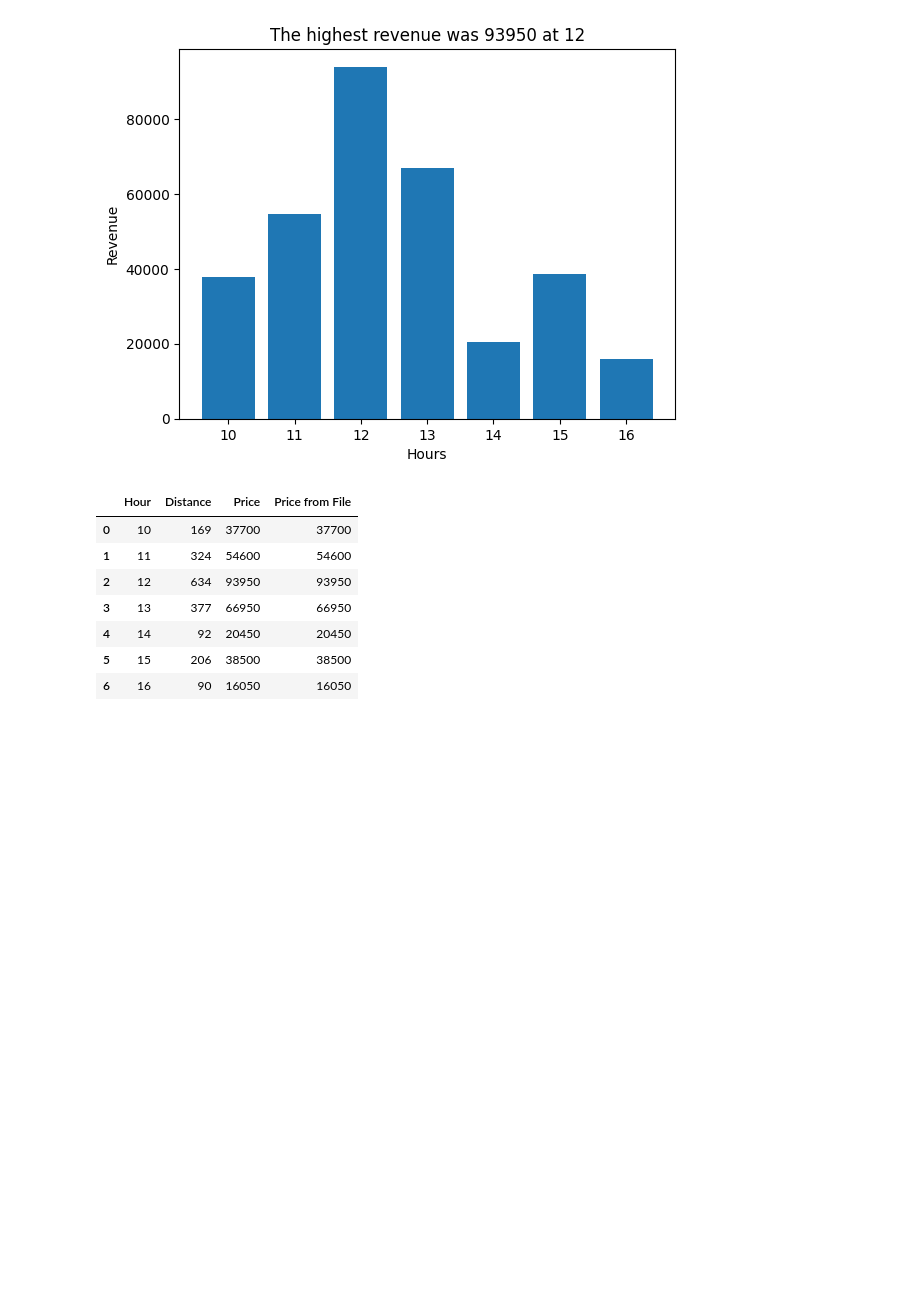
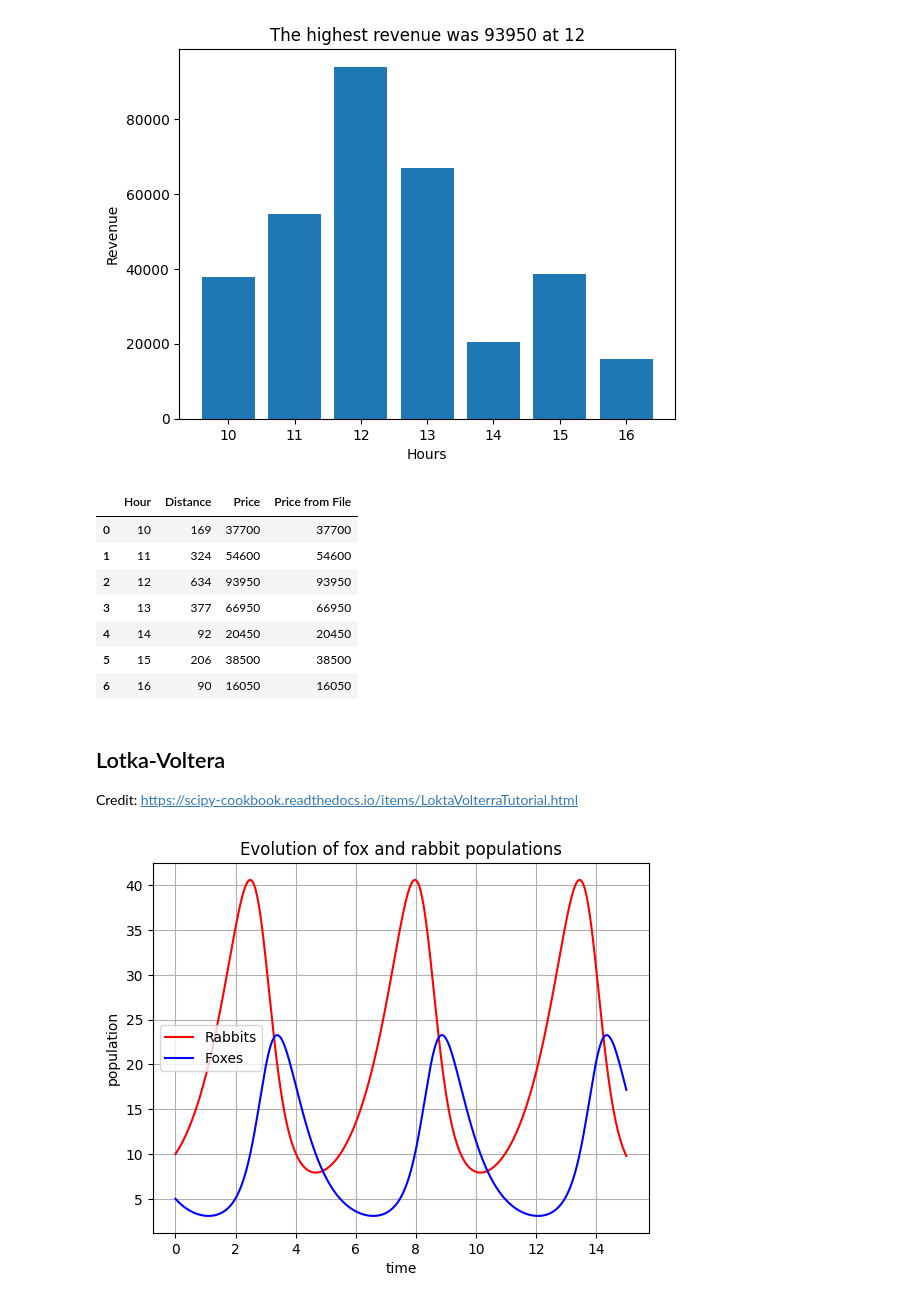
Before and after one commit to IstvnRozsa/lakat-data-analysis, a Jupyter notebook: solution.ipynb, the cells around one changed output. Saved outputs shown, nothing was run; the diff lists cells and outputs as text; code cells hidden in the pictures; blank space fills up the shorter version.

Commit message:
Add lotka voltera

```diff
--- a/solution.ipynb
+++ b/solution.ipynb
@@ -272,3 +274,56 @@ pizza_order_w_price_df
 | 4 | 14 | 92 | 20450 | 20450 |
 | 5 | 15 | 206 | 38500 | 38500 |
 | 6 | 16 | 90 | 16050 | 16050 |
+# %% [markdown]
+## Lotka-Voltera
+Credit: https://scipy-cookbook.readthedocs.io/items/LoktaVolterraTutorial.html
+# %%
+a = 1.
+b = 0.1
+c = 1.5
+d = 0.75
+def dX_dt(X, t=0):
+    """ Return the growth rate of fox and rabbit populations. """
+    return np.array([ a*X[0] -   b*X[0]*X[1] , -c*X[1] + d*b*X[0]*X[1] ])
+
+
+X_f0 = np.array([     0. ,  0.])
+X_f1 = np.array([ c/(d*b), a/b])
+all(dX_dt(X_f0) == np.zeros(2) ) and all(dX_dt(X_f1) == np.zeros(2)) # => True
+
+
+def d2X_dt2(X, t=0):
+    """ Return the Jacobian matrix evaluated in X. """
+    return np.array([[a -b*X[1],   -b*X[0]     ],
+                  [b*d*X[1] ,   -c +b*d*X[0]] ])
+
+A_f0 = d2X_dt2(X_f0)
+
+
+A_f1 = d2X_dt2(X_f1)                    # >>> array([[ 0.  , -2.  ],
+                                        #            [ 0.75,  0.  ]])
+# whose eigenvalues are +/- sqrt(c*a).j:
+lambda1, lambda2 = np.linalg.eigvals(A_f1) # >>> (1.22474j, -1.22474j)
+# They are imaginary numbers. The fox and rabbit populations are periodic as follows from further
+# analysis. Their period is given by:
+T_f1 = 2*np.pi/abs(lambda1)                # >>> 5.130199
+
+
+t = np.linspace(0, 15,  1000)              # time
+X0 = np.array([10, 5])                     # initials conditions: 10 rabbits and 5 foxes
+X, infodict = integrate.odeint(dX_dt, X0, t, full_output=True)
+infodict['message']                     # >>> 'Integration successful.'
+
+
+rabbits, foxes = X.T
+f1 = p.figure()
+p.plot(t, rabbits, 'r-', label='Rabbits')
+p.plot(t, foxes  , 'b-', label='Foxes')
+p.grid()
+p.legend(loc='best')
+p.xlabel('time')
+p.ylabel('population')
+p.title('Evolution of fox and rabbit populations')
+p.show()
+# %% [output]
+[figure, added]
```
Also changed, not shown: parts of 1 cell of this notebook, 3 other files.
